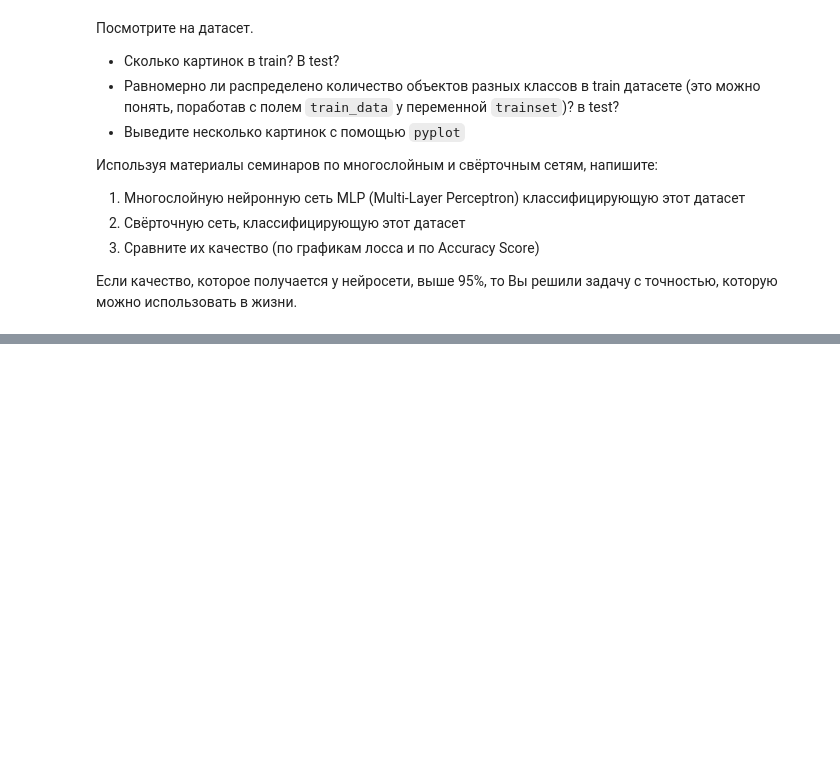
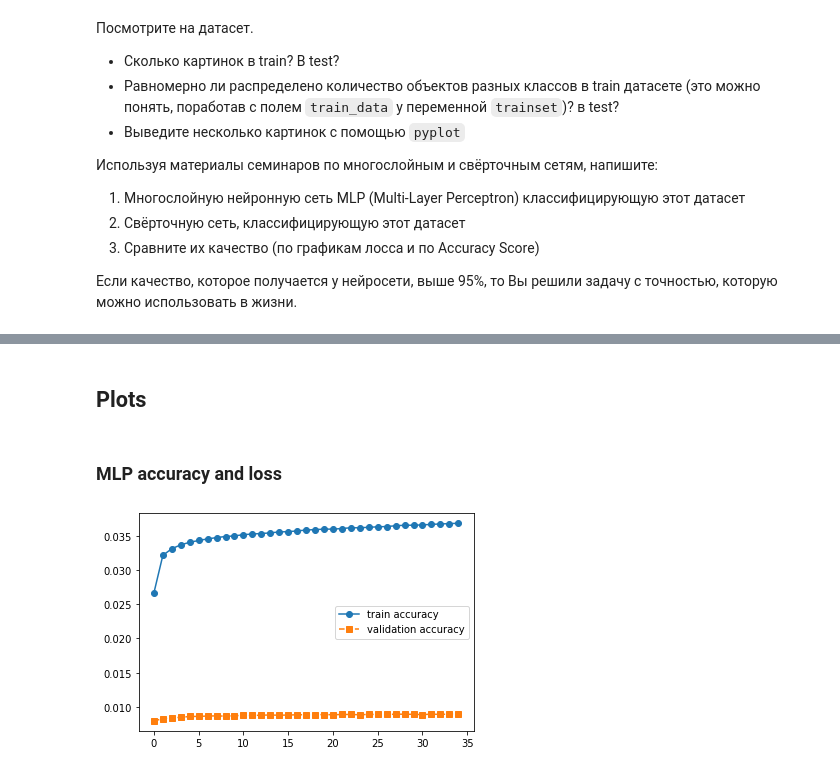
Before and after one commit to VanjaRo/ML-ITMO-Course, a Jupyter notebook: lab7_2.ipynb, the cells around one changed output, grey strips where cells are left out. Saved outputs shown, nothing was run; the diff lists cells and outputs as text; code cells hidden in the pictures; blank space fills up the shorter version.

```diff
--- a/lab7_2.ipynb
+++ b/lab7_2.ipynb
@@ -69,3 +96,5 @@ Done!
 3. Сравните их качество (по графикам лосса и по Accuracy Score)
 
 Если качество, которое получается у  нейросети, выше 95%, то Вы решили задачу с точностью, которую можно использовать в жизни.
+# %%
+acc = Accuracy(top_k=1)
@@ -71,0 +137,25 @@ Done!
+# %%
+class MLP(nn.Module):
+    def __init__(self):
+        super(MLP, self).__init__()
+        hidden_1 = 512
+        hidden_2 = 512
+        self.fc1 = nn.Linear(28 * 28, hidden_1)
+        self.fc2 = nn.Linear(hidden_1, hidden_2)
+        self.fc3 = nn.Linear(hidden_2, 10)
+        self.dropout = nn.Dropout(0.2)
+
+    def forward(self, x):
+        x = x.view(-1, 28 * 28)
+
+        x = F.relu(self.fc1(x))
+        x = self.dropout(x)
+        x = F.relu(self.fc2(x))
+        x = self.dropout(x)
+        x = self.fc3(x)
+
+        return x
+# %%
+MLP_network = MLP()
+criterion = nn.CrossEntropyLoss()
+optimizer = optim.SGD(MLP_network.parameters(), lr=0.01)
@@ -71,0 +462,11 @@ Done!
+# %% [markdown]
+## Plots
+# %% [markdown]
+### MLP accuracy and loss
+# %%
+plt.plot(mlp_train_accuracy, '-o', label = "train accuracy")
+plt.plot(mlp_validation_accuracy,'--s', label = "validation accuracy")
+plt.legend()
+plt.show()
+# %% [output]
+[figure, added]
```
Also changed, not shown: parts of 21 cells of this notebook.
